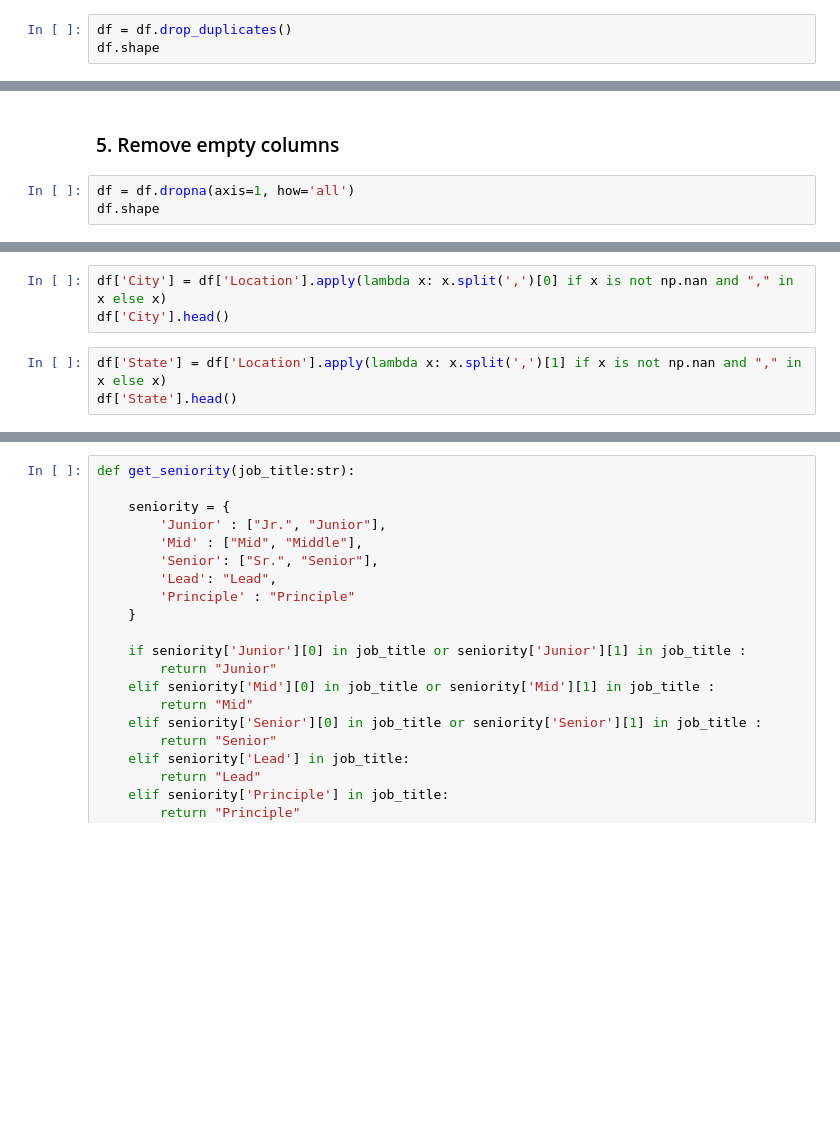
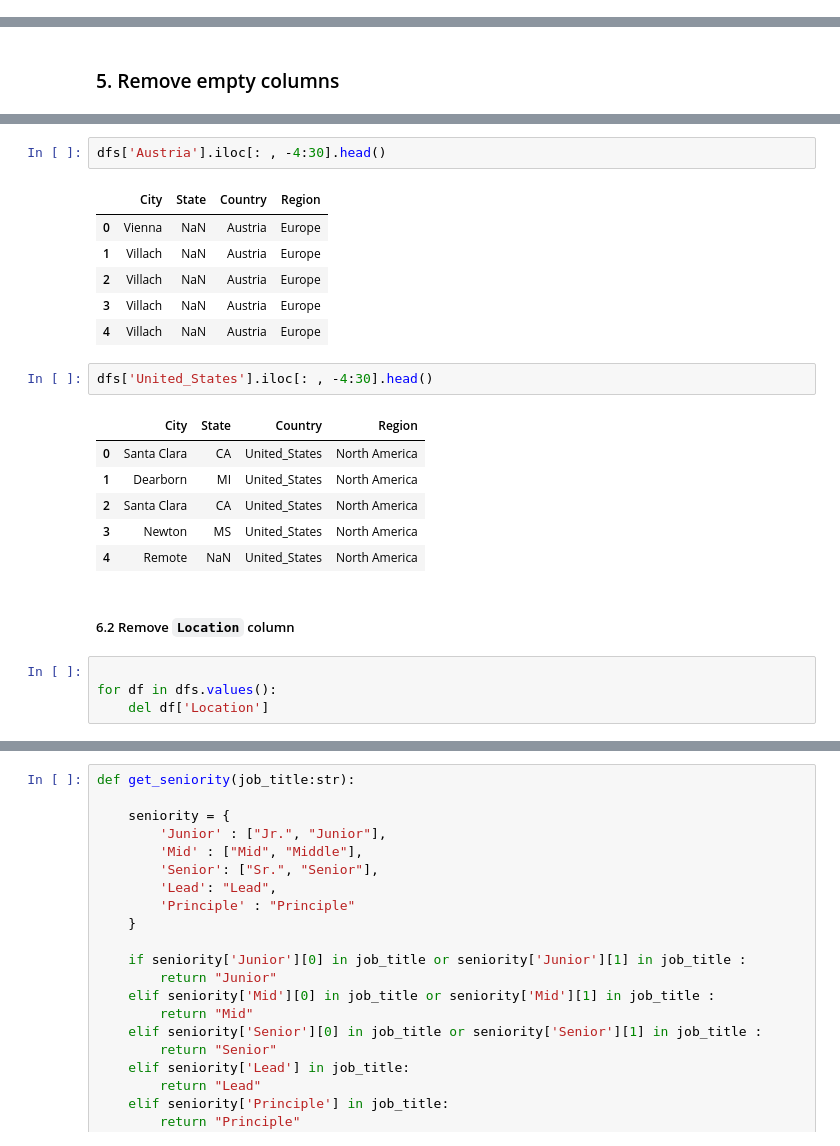
Before and after one commit to Luk-kar/DS_salaries_project, a Jupyter notebook: _002_data_cleaning_europe.ipynb, the cells around one changed output, grey strips where cells are left out. Drawn from its saved outputs; the diff is of its cells as text; blank space fills up the shorter version.

```diff
--- a/_002_data_cleaning_europe.ipynb
+++ b/_002_data_cleaning_europe.ipynb
@@ -96,5 +99,2 @@ differences
 # %% [markdown]
 ### 4. Remove duplicates
-# %%
-df = df.drop_duplicates()
-df.shape
@@ -103,5 +123,2 @@ There is huge amount of duplicates. But this is the feature of glassdoor
 # %% [markdown]
 ### 5. Remove empty columns
-# %%
-df = df.dropna(axis=1, how='all')
-df.shape
@@ -114,6 +124,0 @@ df['Location'].head()
-# %%
-df['City'] = df['Location'].apply(lambda x: x.split(',')[0] if x is not np.nan and "," in x else x)
-df['City'].head()
-# %%
-df['State'] = df['Location'].apply(lambda x: x.split(',')[1] if x is not np.nan and "," in x else x)
-df['State'].head()
@@ -126,0 +183,24 @@ df['Job_title'].unique()
+# %%
+dfs['Austria'].iloc[: , -4:30].head()
+# %% [output]
+|  | City | State | Country | Region |
+| 0 | Vienna | NaN | Austria | Europe |
+| 1 | Villach | NaN | Austria | Europe |
+| 2 | Villach | NaN | Austria | Europe |
+| 3 | Villach | NaN | Austria | Europe |
+| 4 | Villach | NaN | Austria | Europe |
+# %%
+dfs['United_States'].iloc[: , -4:30].head()
+# %% [output]
+|  | City | State | Country | Region |
+| 0 | Santa Clara | CA | United_States | North America |
+| 1 | Dearborn | MI | United_States | North America |
+| 2 | Santa Clara | CA | United_States | North America |
+| 3 | Newton | MS | United_States | North America |
+| 4 | Remote | NaN | United_States | North America |
+# %% [markdown]
+##### 6.2 Remove `Location` column
+# %%
+
+for df in dfs.values():
+    del df['Location']
```
Also changed, not shown: parts of 151 cells of this notebook, 1 other file.
